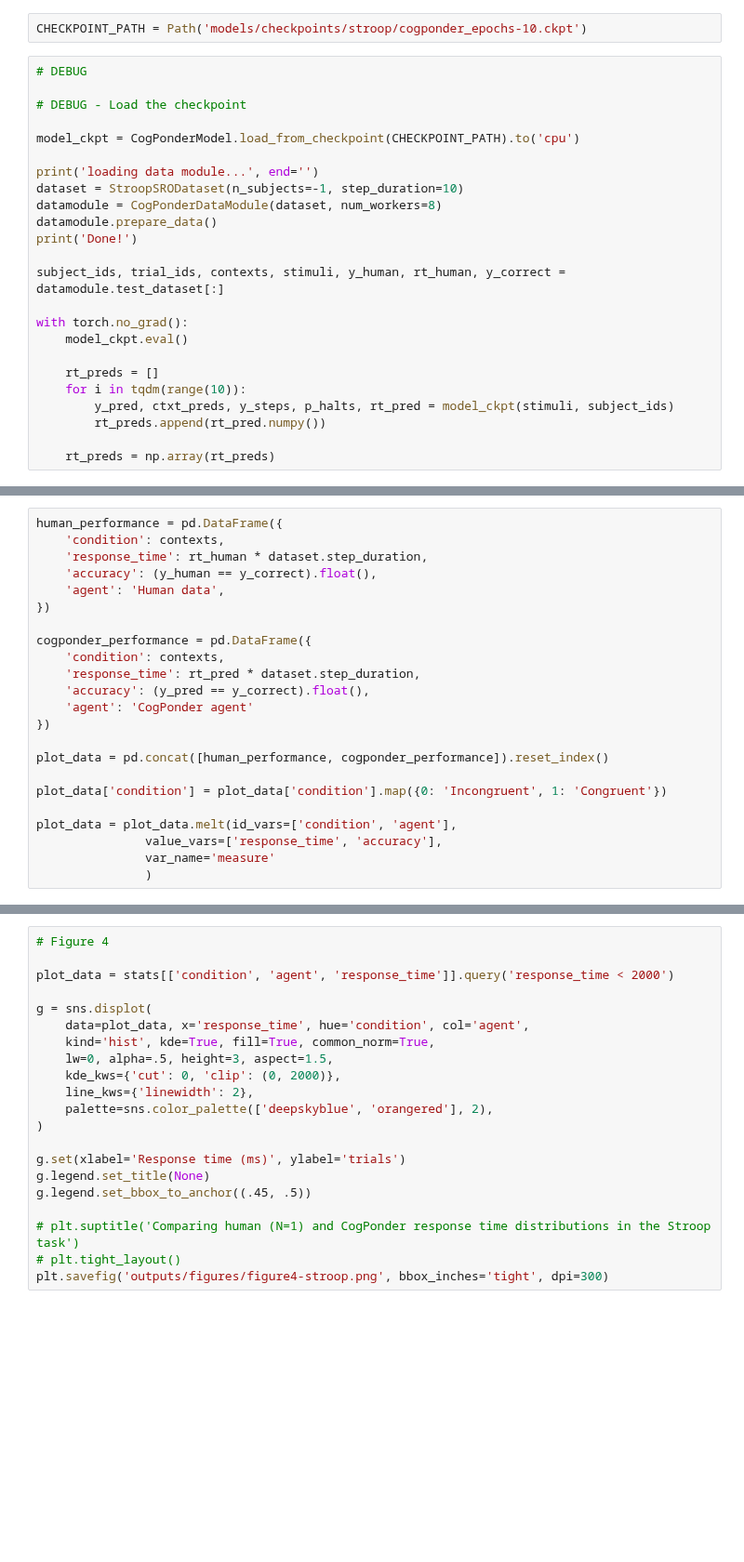
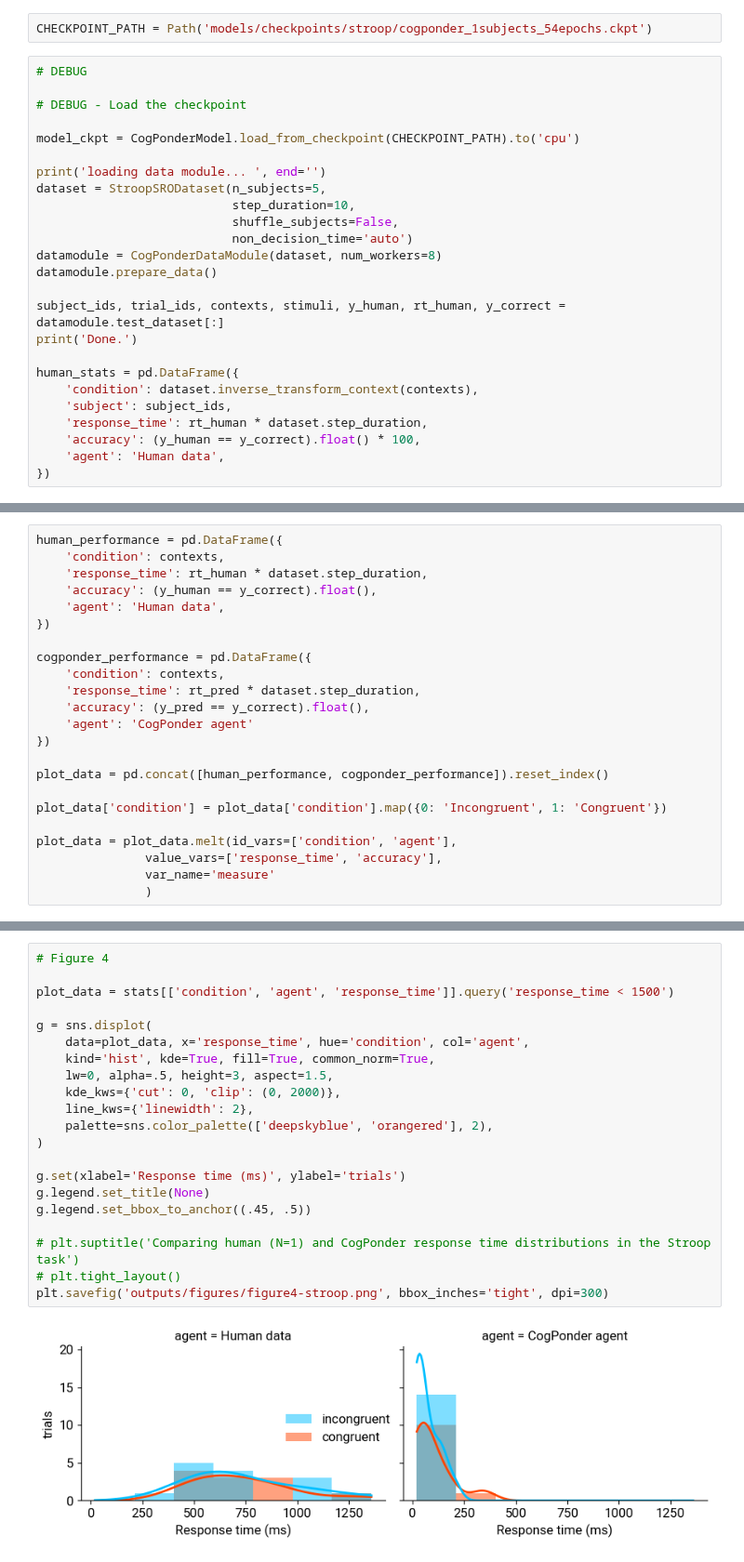
Before and after one commit to morteza/CogPonder, a Jupyter notebook: notebooks/figures/Figure3-Stroop.ipynb, the cells around one changed output, grey strips where cells are left out. Shown at 93% size. Cells and saved outputs as stored; diff of their text form; blank space fills up the shorter version.

Commit message:
support continue from checkpoints

```diff
--- a/notebooks/figures/Figure3-Stroop.ipynb
+++ b/notebooks/figures/Figure3-Stroop.ipynb
@@ -21,7 +21,7 @@ from pathlib import Path
 
 from tqdm import tqdm
 # %%
-CHECKPOINT_PATH = Path('models/checkpoints/stroop/cogponder_epochs-10.ckpt')
+CHECKPOINT_PATH = Path('models/checkpoints/stroop/cogponder_1subjects_54epochs.ckpt')
 # %%
 # DEBUG
 
@@ -29,20 +29,21 @@ CHECKPOINT_PATH = Path('models/checkpoints/stroop/cogponder_epochs-10.ckpt')
 
 model_ckpt = CogPonderModel.load_from_checkpoint(CHECKPOINT_PATH).to('cpu')
 
-print('loading data module...', end='')
-dataset = StroopSRODataset(n_subjects=-1, step_duration=10)
+print('loading data module... ', end='')
+dataset = StroopSRODataset(n_subjects=5,
+                           step_duration=10,
+                           shuffle_subjects=False,
+                           non_decision_time='auto')
 datamodule = CogPonderDataModule(dataset, num_workers=8)
 datamodule.prepare_data()
-print('Done!')
 
 subject_ids, trial_ids, contexts, stimuli, y_human, rt_human, y_correct = datamodule.test_dataset[:]
+print('Done.')
 
-with torch.no_grad():
-    model_ckpt.eval()
-
-    rt_preds = []
-    for i in tqdm(range(10)):
-        y_pred, ctxt_preds, y_steps, p_halts, rt_pred = model_ckpt(stimuli, subject_ids)
-        rt_preds.append(rt_pred.numpy())
-
-    rt_preds = np.array(rt_preds)
+human_stats = pd.DataFrame({
+    'condition': dataset.inverse_transform_context(contexts),
+    'subject': subject_ids,
+    'response_time': rt_human * dataset.step_duration,
+    'accuracy': (y_human == y_correct).float() * 100,
+    'agent': 'Human data',
+})
@@ -156,24 +177,26 @@ plt.show()
 # %%
 # Figure 4
 
-plot_data = stats[['condition', 'agent', 'response_time']].query('response_time < 2000')
+plot_data = stats[['condition', 'agent', 'response_time']].query('response_time < 1500')
 
 g = sns.displot(
     data=plot_data, x='response_time', hue='condition', col='agent',
     kind='hist', kde=True, fill=True, common_norm=True,
     lw=0, alpha=.5, height=3, aspect=1.5,
     kde_kws={'cut': 0, 'clip': (0, 2000)},
     line_kws={'linewidth': 2},
     palette=sns.color_palette(['deepskyblue', 'orangered'], 2),
 )
 
 g.set(xlabel='Response time (ms)', ylabel='trials')
 g.legend.set_title(None)
 g.legend.set_bbox_to_anchor((.45, .5))
 
 # plt.suptitle('Comparing human (N=1) and CogPonder response time distributions in the Stroop task')
 # plt.tight_layout()
 plt.savefig('outputs/figures/figure4-stroop.png', bbox_inches='tight', dpi=300)
+# %% [output]
+[figure, added]
 # %%
 
 # sns.relplot(
```
Also changed, not shown: parts of 5 cells of this notebook, 4 other files.
